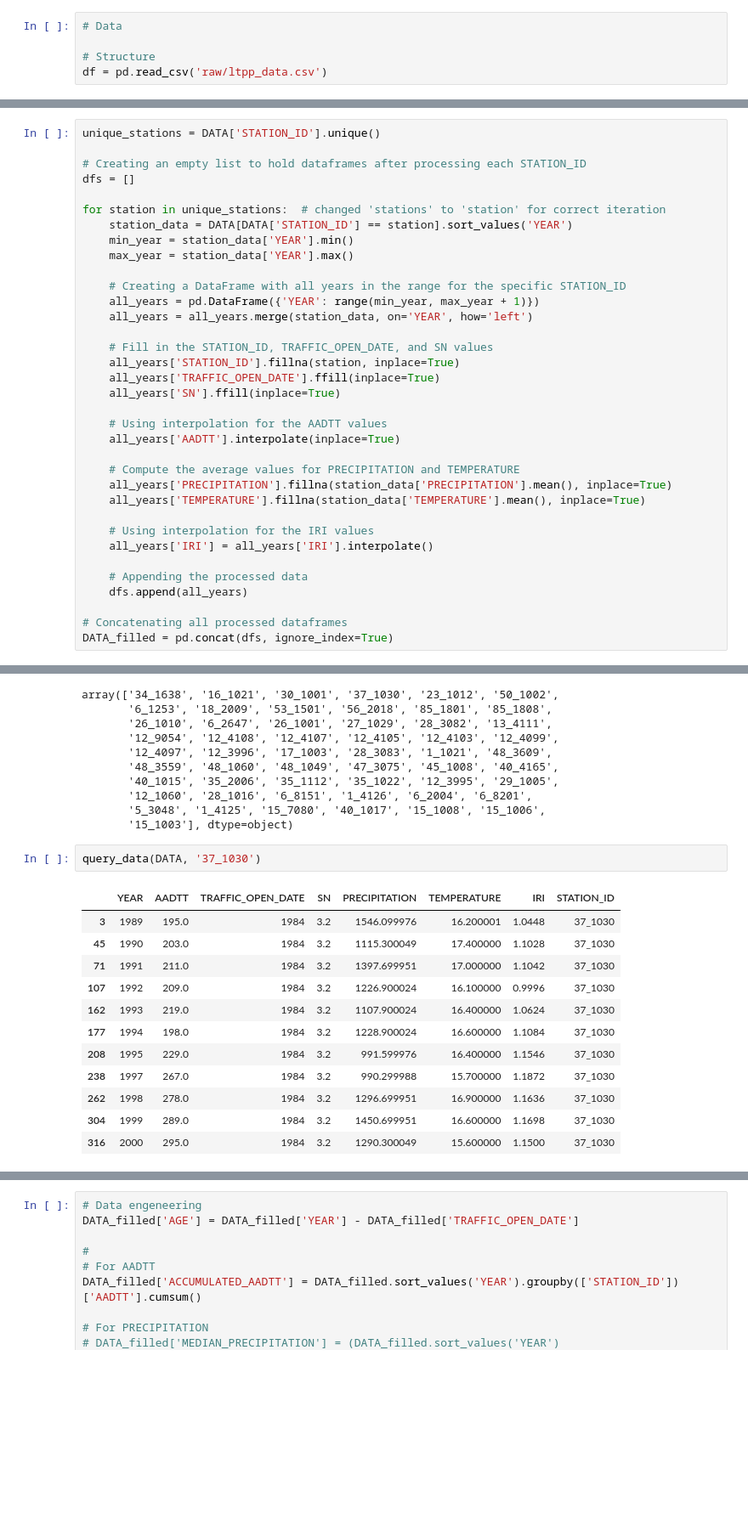
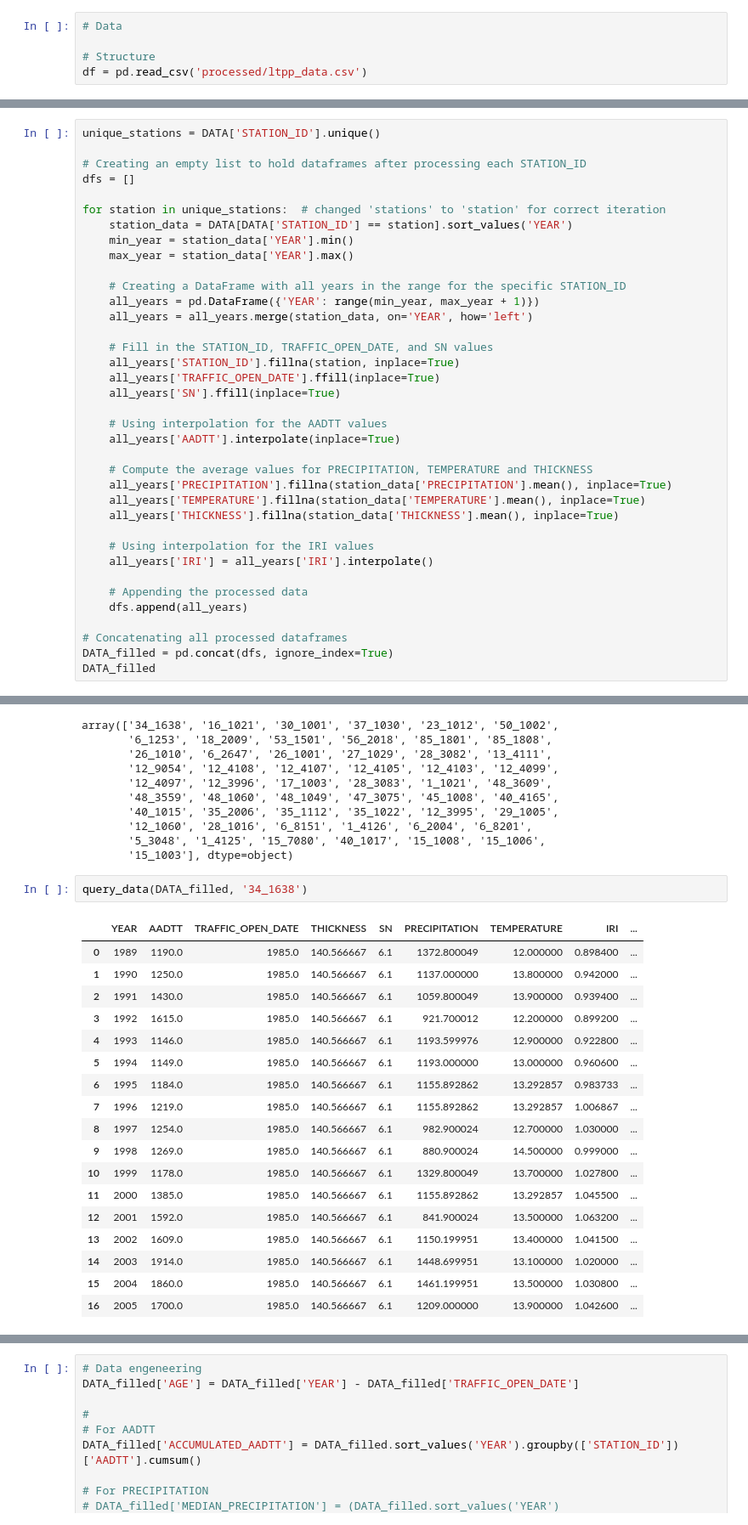
Before and after one commit to tamagusko/predict-iri-ensemble, a Jupyter notebook: data/processing.ipynb, the cells around one changed output, grey strips where cells are left out. Shown at 85% size. Cells and saved outputs as stored; diff of their text form; blank space fills up the shorter version.

Commit message:
add thickness to model features

```diff
--- a/data/processing.ipynb
+++ b/data/processing.ipynb
@@ -7,7 +7,7 @@ import pandas as pd
 # Data
 
 # Structure
-df = pd.read_csv('raw/ltpp_data.csv')
+df = pd.read_csv('processed/ltpp_data.csv')
 # %%
 df.head()
 # %% [output]
@@ -60,9 +61,10 @@ for station in unique_stations:  # changed 'stations' to 'station' for correct i
     # Using interpolation for the AADTT values
     all_years['AADTT'].interpolate(inplace=True)
 
-    # Compute the average values for PRECIPITATION and TEMPERATURE
+    # Compute the average values for PRECIPITATION, TEMPERATURE and THICKNESS
     all_years['PRECIPITATION'].fillna(station_data['PRECIPITATION'].mean(), inplace=True)
     all_years['TEMPERATURE'].fillna(station_data['TEMPERATURE'].mean(), inplace=True)
+    all_years['THICKNESS'].fillna(station_data['THICKNESS'].mean(), inplace=True)
 
     # Using interpolation for the IRI values
     all_years['IRI'] = all_years['IRI'].interpolate()
@@ -72,3 +74,4 @@ for station in unique_stations:  # changed 'stations' to 'station' for correct i
 
 # Concatenating all processed dataframes
 DATA_filled = pd.concat(dfs, ignore_index=True)
+DATA_filled
@@ -107,20 +108,26 @@ array(['34_1638', '16_1021', '30_1001', '37_1030', '23_1012', '50_1002',
        '5_3048', '1_4125', '15_7080', '40_1017', '15_1008', '15_1006',
        '15_1003'], dtype=object)
 # %%
-query_data(DATA, '37_1030')
+query_data(DATA_filled, '34_1638')
 # %% [output]
-|  | YEAR | AADTT | TRAFFIC_OPEN_DATE | SN | PRECIPITATION | TEMPERATURE | IRI | STATION_ID |
-| 3 | 1989 | 195.0 | 1984 | 3.2 | 1546.099976 | 16.200001 | 1.0448 | 37_1030 |
-| 45 | 1990 | 203.0 | 1984 | 3.2 | 1115.300049 | 17.400000 | 1.1028 | 37_1030 |
-| 71 | 1991 | 211.0 | 1984 | 3.2 | 1397.699951 | 17.000000 | 1.1042 | 37_1030 |
-| 107 | 1992 | 209.0 | 1984 | 3.2 | 1226.900024 | 16.100000 | 0.9996 | 37_1030 |
-| 162 | 1993 | 219.0 | 1984 | 3.2 | 1107.900024 | 16.400000 | 1.0624 | 37_1030 |
-| 177 | 1994 | 198.0 | 1984 | 3.2 | 1228.900024 | 16.600000 | 1.1084 | 37_1030 |
-| 208 | 1995 | 229.0 | 1984 | 3.2 | 991.599976 | 16.400000 | 1.1546 | 37_1030 |
-| 238 | 1997 | 267.0 | 1984 | 3.2 | 990.299988 | 15.700000 | 1.1872 | 37_1030 |
-| 262 | 1998 | 278.0 | 1984 | 3.2 | 1296.699951 | 16.900000 | 1.1636 | 37_1030 |
-| 304 | 1999 | 289.0 | 1984 | 3.2 | 1450.699951 | 16.600000 | 1.1698 | 37_1030 |
-| 316 | 2000 | 295.0 | 1984 | 3.2 | 1290.300049 | 15.600000 | 1.1500 | 37_1030 |
+|  | YEAR | AADTT | TRAFFIC_OPEN_DATE | THICKNESS | SN | PRECIPITATION | TEMPERATURE | IRI | ... |
+| 0 | 1989 | 1190.0 | 1985.0 | 140.566667 | 6.1 | 1372.800049 | 12.000000 | 0.898400 | ... |
+| 1 | 1990 | 1250.0 | 1985.0 | 140.566667 | 6.1 | 1137.000000 | 13.800000 | 0.942000 | ... |
+| 2 | 1991 | 1430.0 | 1985.0 | 140.566667 | 6.1 | 1059.800049 | 13.900000 | 0.939400 | ... |
+| 3 | 1992 | 1615.0 | 1985.0 | 140.566667 | 6.1 | 921.700012 | 12.200000 | 0.899200 | ... |
+| 4 | 1993 | 1146.0 | 1985.0 | 140.566667 | 6.1 | 1193.599976 | 12.900000 | 0.922800 | ... |
+| 5 | 1994 | 1149.0 | 1985.0 | 140.566667 | 6.1 | 1193.000000 | 13.000000 | 0.960600 | ... |
+| 6 | 1995 | 1184.0 | 1985.0 | 140.566667 | 6.1 | 1155.892862 | 13.292857 | 0.983733 | ... |
+| 7 | 1996 | 1219.0 | 1985.0 | 140.566667 | 6.1 | 1155.892862 | 13.292857 | 1.006867 | ... |
+| 8 | 1997 | 1254.0 | 1985.0 | 140.566667 | 6.1 | 982.900024 | 12.700000 | 1.030000 | ... |
+| 9 | 1998 | 1269.0 | 1985.0 | 140.566667 | 6.1 | 880.900024 | 14.500000 | 0.999000 | ... |
+| 10 | 1999 | 1178.0 | 1985.0 | 140.566667 | 6.1 | 1329.800049 | 13.700000 | 1.027800 | ... |
+| 11 | 2000 | 1385.0 | 1985.0 | 140.566667 | 6.1 | 1155.892862 | 13.292857 | 1.045500 | ... |
+| 12 | 2001 | 1592.0 | 1985.0 | 140.566667 | 6.1 | 841.900024 | 13.500000 | 1.063200 | ... |
+| 13 | 2002 | 1609.0 | 1985.0 | 140.566667 | 6.1 | 1150.199951 | 13.400000 | 1.041500 | ... |
+| 14 | 2003 | 1914.0 | 1985.0 | 140.566667 | 6.1 | 1448.699951 | 13.100000 | 1.020000 | ... |
+| 15 | 2004 | 1860.0 | 1985.0 | 140.566667 | 6.1 | 1461.199951 | 13.500000 | 1.030800 | ... |
+| 16 | 2005 | 1700.0 | 1985.0 | 140.566667 | 6.1 | 1209.000000 | 13.900000 | 1.042600 | ... |
 # %%
 query_data(DATA_filled, '37_1030')
 # %% [output]
```
Also changed, not shown: parts of 8 cells of this notebook, 15 other files.
